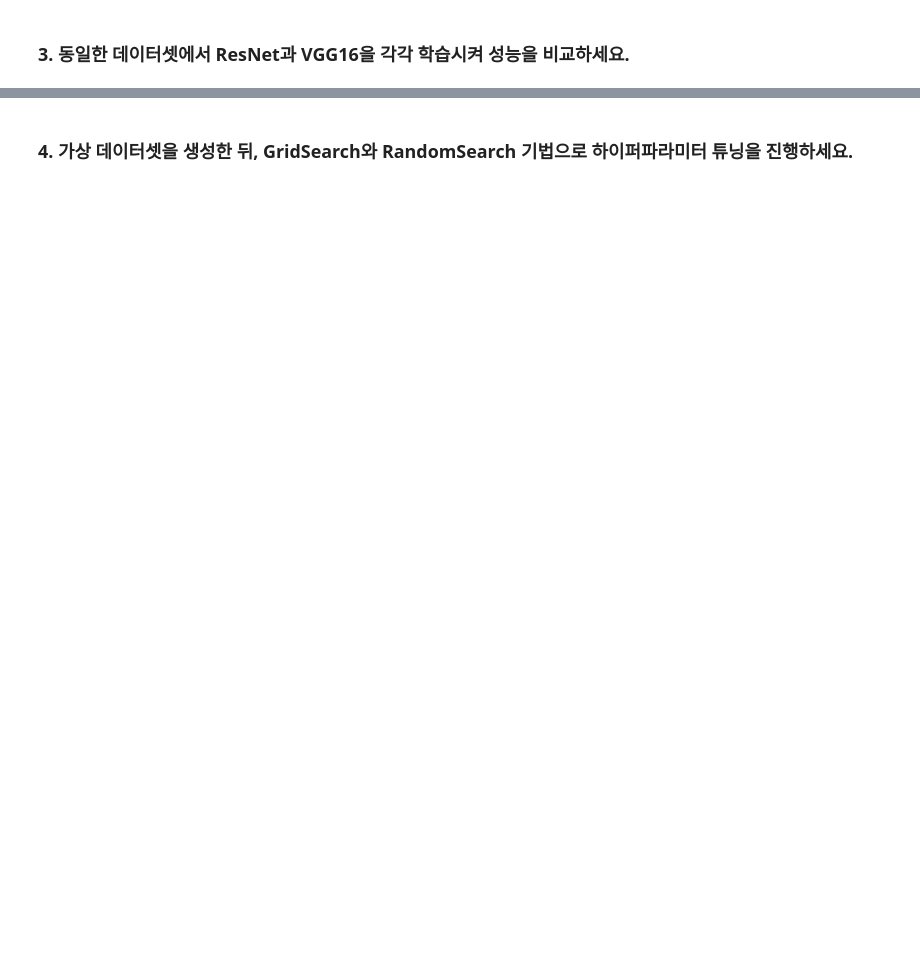
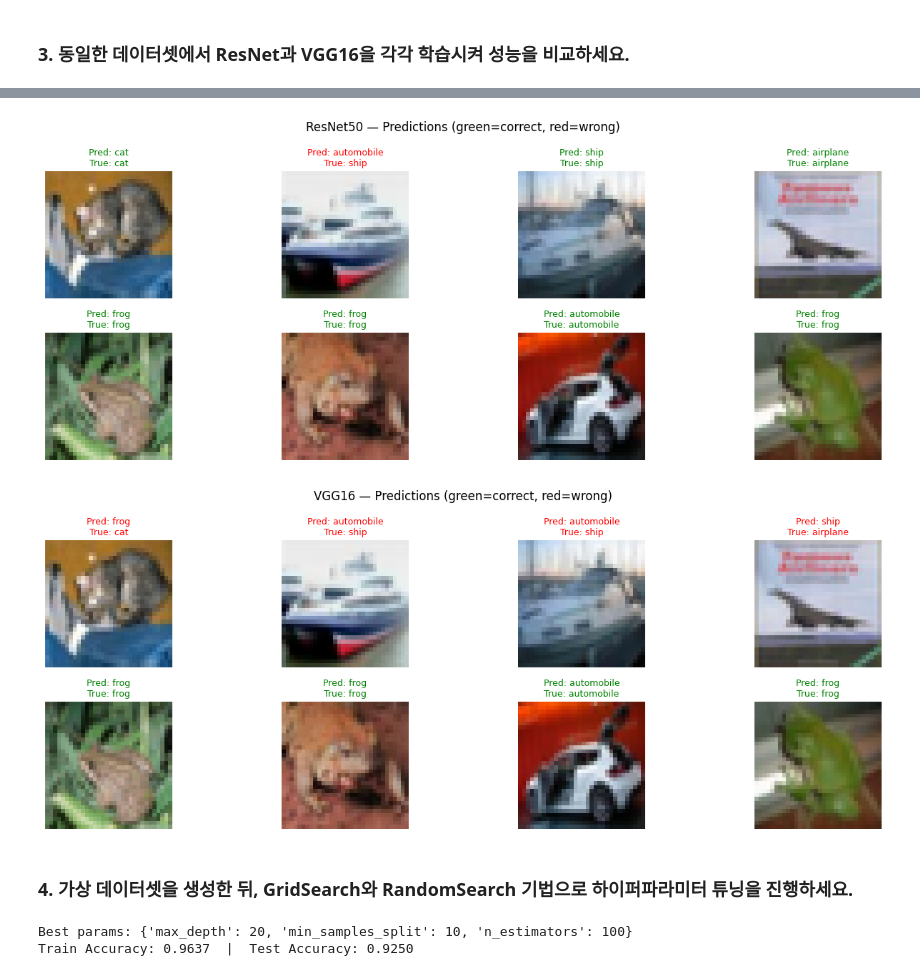
Before and after one commit to 100-hours-a-week/KTB4-Kaia-AI, a Jupyter notebook: weekly-challenge/week-05/weekly_challenge.ipynb, the cells around one changed output, grey strips where cells are left out. Cells and saved outputs as stored; diff of their text form; code cells hidden in the pictures; blank space fills up the shorter version.

Commit message:
feat(week-05): add hyperparameter tuning with GridSearch and RandomSearch

```diff
--- a/weekly-challenge/week-05/weekly_challenge.ipynb
+++ b/weekly-challenge/week-05/weekly_challenge.ipynb
@@ -9,9 +9,25 @@ import numpy as np
 from torchvision import models, datasets
 from torchvision.transforms import transforms
 
+import subprocess, logging, warnings
 import matplotlib.pyplot as plt
-plt.rcParams['font.family'] = 'AppleGothic'
+import matplotlib.font_manager as fm
+
+# 한글 폰트 설치 및 직접 등록
+subprocess.run(["apt-get", "install", "-y", "fonts-nanum"], capture_output=True)
+for font_path in [
+    "/usr/share/fonts/truetype/nanum/NanumGothic.ttf",
+    "/usr/share/fonts/truetype/nanum/NanumGothicBold.ttf",
+]:
+    try:
+        fm.fontManager.addfont(font_path)
+    except Exception:
+        pass
+
+plt.rcParams['font.family'] = 'NanumGothic'
 plt.rcParams['axes.unicode_minus'] = False
+logging.getLogger('matplotlib.font_manager').setLevel(logging.ERROR)
+warnings.filterwarnings('ignore', message='Glyph .* missing from font')
 # %%
 # 데이터셋 불러오기 - CIFAR-10
 transform_base = transforms.Compose([
@@ -351,2 +419,35 @@ show_predictions(vgg_model,    'VGG16',    test_loader)
+# %%
+classes = ['airplane','automobile','bird','cat','deer','dog','frog','horse','ship','truck']
+
+def show_predictions(model, model_name, loader, n=8):
+    model.eval()
+    images, labels = next(iter(loader))
+    images_show = images[:n]
+    labels_show = labels[:n]
+
+    with torch.no_grad():
+        outputs = model(images_show)
+        _, preds = torch.max(outputs, 1)
+
+    fig, axes = plt.subplots(2, n // 2, figsize=(14, 5))
+    axes = axes.flatten()
+    for i in range(n):
+        img = images_show[i].permute(1, 2, 0).numpy() * 0.5 + 0.5
+        axes[i].imshow(img.clip(0, 1))
+        color = 'green' if preds[i] == labels_show[i] else 'red'
+        axes[i].set_title(
+            f'Pred: {classes[preds[i]]}\nTrue: {classes[labels_show[i]]}',
+            color=color, fontsize=9
+        )
+        axes[i].axis('off')
+    fig.suptitle(f'{model_name} — Predictions (green=correct, red=wrong)', fontsize=12)
+    plt.tight_layout()
+    plt.show()
+
+show_predictions(resnet_model, 'ResNet50', test_loader)
+show_predictions(vgg_model,    'VGG16',    test_loader)
+# %% [output]
+[figure, added]
+[figure, added]
 # %% [markdown]
 ### 4. 가상 데이터셋을 생성한 뒤, GridSearch와 RandomSearch 기법으로 하이퍼파라미터 튜닝을 진행하세요.
@@ -352,0 +465,22 @@ show_predictions(vgg_model,    'VGG16',    test_loader)
+# %%
+# GridSearch
+param_grid = {
+    'n_estimators': [50, 100, 200],
+    'max_depth': [5, 10, 20],
+    'min_samples_split': [2, 5, 10]
+}
+
+model = RandomForestClassifier(random_state=42)
+grid_search = GridSearchCV(estimator=model, param_grid=param_grid,
+                           cv=5, scoring='accuracy', n_jobs=-1)
+grid_search.fit(X_train, y_train)
+
+best_model_gs = grid_search.best_estimator_
+gs_train_acc = best_model_gs.score(X_train, y_train)
+gs_test_acc  = best_model_gs.score(X_test,  y_test)
+
+print('Best params:', grid_search.best_params_)
+print(f'Train Accuracy: {gs_train_acc:.4f}  |  Test Accuracy: {gs_test_acc:.4f}')
+# %% [output]
+Best params: {'max_depth': 20, 'min_samples_split': 10, 'n_estimators': 100}
+Train Accuracy: 0.9637  |  Test Accuracy: 0.9250
```
Also changed, not shown: parts of 16 cells of this notebook.
